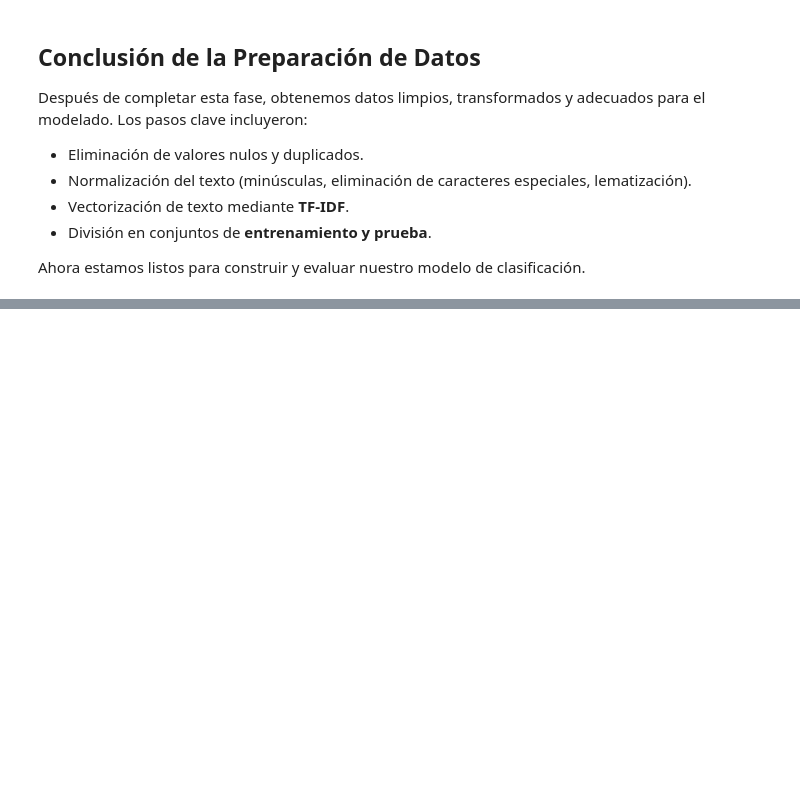
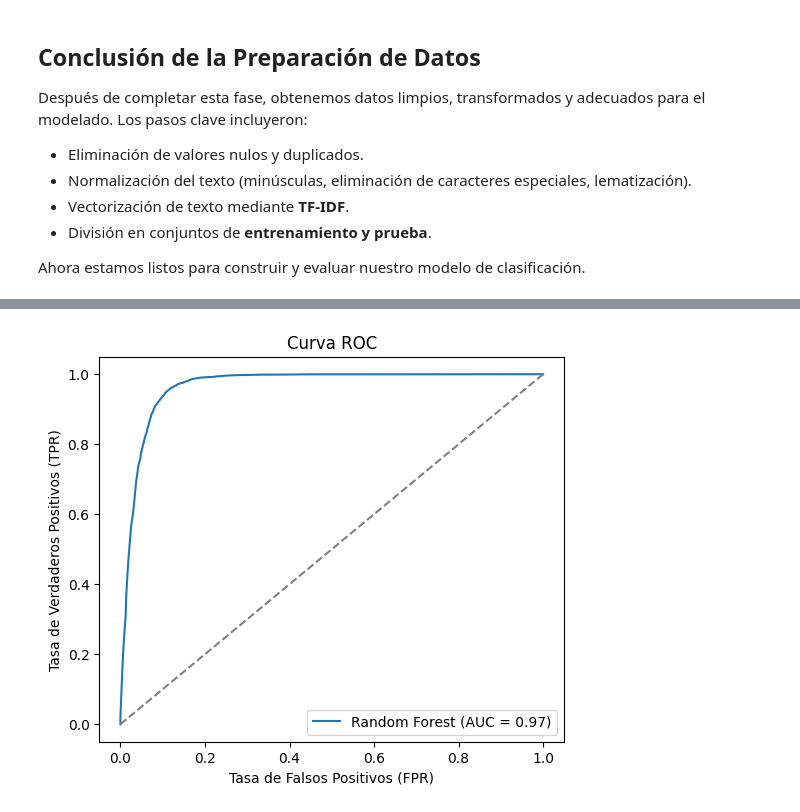
Before and after one commit to bryankamilx/Proyecto-1---BI, a Jupyter notebook: proyecto_1.ipynb, the cells around one changed output, grey strips where cells are left out. Cells and saved outputs as stored; diff of their text form; code cells hidden in the pictures; blank space fills up the shorter version.

```diff
--- a/proyecto_1.ipynb
+++ b/proyecto_1.ipynb
@@ -392,0 +501,21 @@ Ahora estamos listos para construir y evaluar nuestro modelo de clasificación.
+# %%
+from sklearn.metrics import roc_curve, auc
+
+# Obtener probabilidades de predicción para la clase positiva
+y_probs = modelo.predict_proba(X_test)[:, 1]
+
+# Calcular curva ROC
+fpr, tpr, _ = roc_curve(y_test, y_probs)
+roc_auc = auc(fpr, tpr)
+
+# Graficar curva ROC
+plt.figure(figsize=(6,5))
+plt.plot(fpr, tpr, label=f'Random Forest (AUC = {roc_auc:.2f})')
+plt.plot([0, 1], [0, 1], linestyle='--', color='gray')  # Línea base
+plt.xlabel("Tasa de Falsos Positivos (FPR)")
+plt.ylabel("Tasa de Verdaderos Positivos (TPR)")
+plt.title("Curva ROC")
+plt.legend()
+plt.show()
+# %% [output]
+[figure, added]
```
Also changed, not shown: parts of 65 cells of this notebook, 2 other files.
